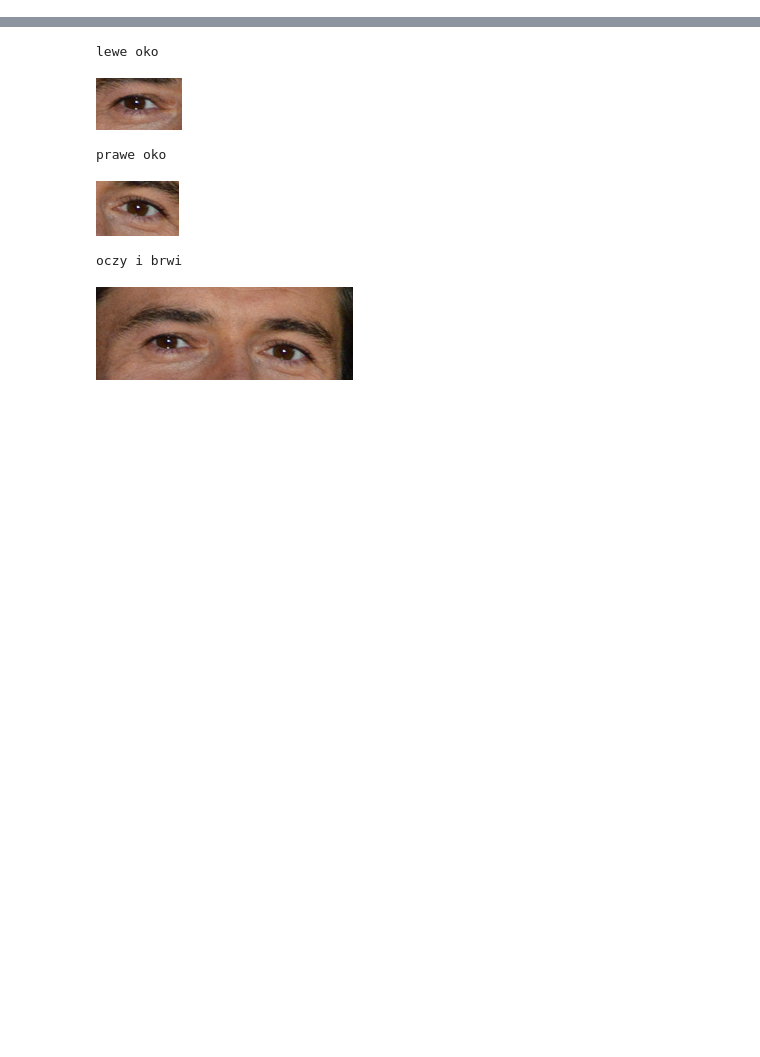
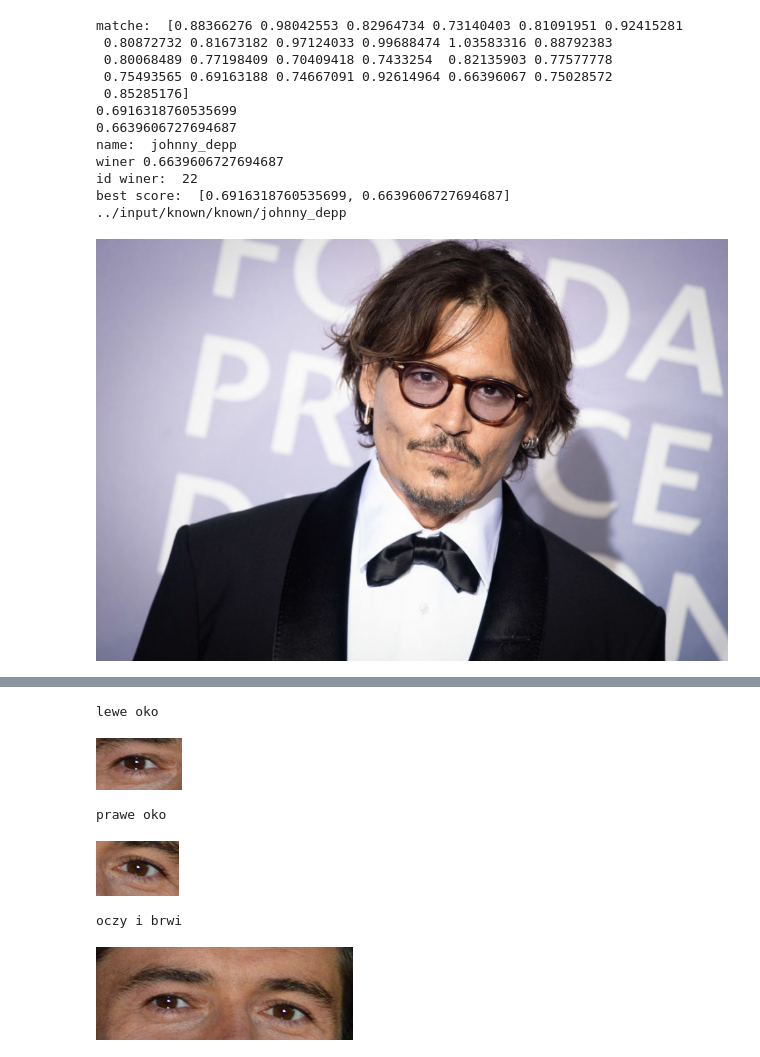
Before and after one commit to jowczar/Politechnika-Lodzka-Przetwarzanie-sygnalow-i-obrazow, a Jupyter notebook: main.ipynb, the cells around one changed output, grey strips where cells are left out. Saved outputs shown, nothing was run; the diff lists cells and outputs as text; code cells hidden in the pictures; blank space fills up the shorter version.

```diff
--- a/main.ipynb
+++ b/main.ipynb
@@ -39,0 +120,54 @@ bottom lip [(185, 189), (170, 204), (152, 208), (136, 208), (119, 205), (98, 198
+# %%
+# Porównywanie twarzy z bazą twarzy. Jako output mamy wynik najlepszego podobieństwa,
+# numer id tego zdjęcia, nazwę celebryty i zdjęcie z folderu z jego imieniem
+image = face_recognition.load_image_file("./input/images/face5.jpg")
+face_locations = face_recognition.face_locations(image)
+for face_location in face_locations:
+    top, right, bottom, left = face_location
+    face_image = image[top:bottom, left:right]
+    pil_face_image = Image.fromarray(face_image)
+
+face_encoding = face_recognition.face_encodings(face_image)
+scores = []
+for encoding in face_encoding:
+    matche = face_recognition.face_distance(data["encodings"], encoding)
+    print("matche: ", matche)
+    name = "Unknown"
+    for score in matche:
+        i=0
+        if score <= 0.7:
+            print(score)
+            scores.append(score)
+
+    winer = min(scores)
+    id_winer = np.where(matche==winer)
+    name = data["names"][id_winer[0][0]]
+
+print("name: ", name)
+print("winer", winer)
+print("id winer: ", id_winer[0][0])
+print("best score: ", scores)
+
+print("../input/known/known/" + name)
+folder = "./input/known/known/" + name
+for i in glob.iglob(f"{folder}/*"):
+    if (i.endswith(".jpg")):
+        continue
+
+image = face_recognition.load_image_file(i)
+pil_image = Image.fromarray(image)
+display(pil_image)
+# %% [output]
+matche:  [0.88366276 0.98042553 0.82964734 0.73140403 0.81091951 0.92415281
+ 0.80872732 0.81673182 0.97124033 0.99688474 1.03583316 0.88792383
+ 0.80068489 0.77198409 0.70409418 0.7433254  0.82135903 0.77577778
+ 0.75493565 0.69163188 0.74667091 0.92614964 0.66396067 0.75028572
+ 0.85285176]
+0.6916318760535699
+0.6639606727694687
+name:  johnny_depp
+winer 0.6639606727694687
+id winer:  22
+best score:  [0.6916318760535699, 0.6639606727694687]
+../input/known/known/johnny_depp
+[figure, added]
```
Also changed, not shown: parts of 8 cells of this notebook, 29 other files.
